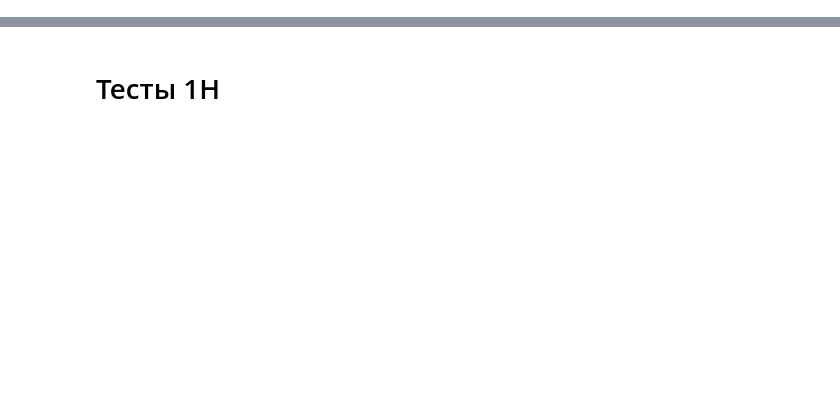
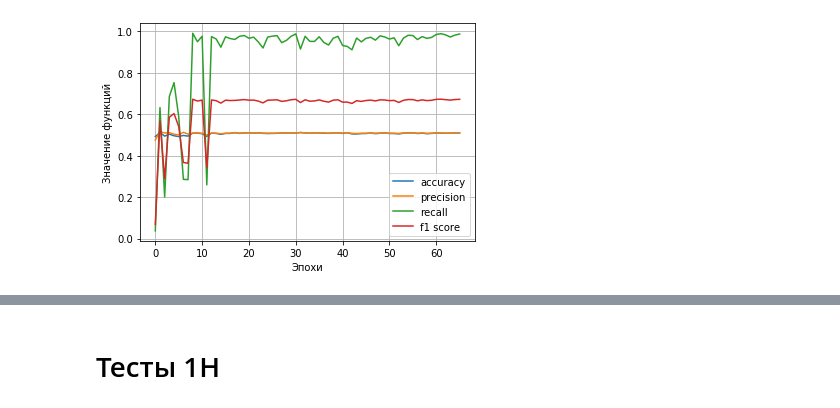
Before and after one commit to andtun/TradingBot-CourseWork, a Jupyter notebook: newpreprocess.ipynb, the cells around one changed output, grey strips where cells are left out. Cells and saved outputs as stored; diff of their text form; code cells hidden in the pictures; blank space fills up the shorter version.

```diff
--- a/newpreprocess.ipynb
+++ b/newpreprocess.ipynb
@@ -182,0 +175,14 @@ tf.keras.models.save_model(model, 'monster.h5')
+# %%
+plt.plot(model.history.history['val_acc'], label='accuracy')
+prec = model.history.history['val_precision']
+plt.plot(prec, label='precision')
+recall = model.history.history['val_recall']
+plt.plot(recall, label='recall')
+plt.plot(np.multiply(recall, prec)*2/(np.add(recall, prec)), label='f1 score')
+plt.grid()
+plt.xlabel('Эпохи')
+plt.ylabel('Значение функций')
+plt.legend()
+plt.savefig('testing.png', dpi=600)
+# %% [output]
+[figure, added]
```
Also changed, not shown: parts of 41 cells of this notebook, 2 other files.
